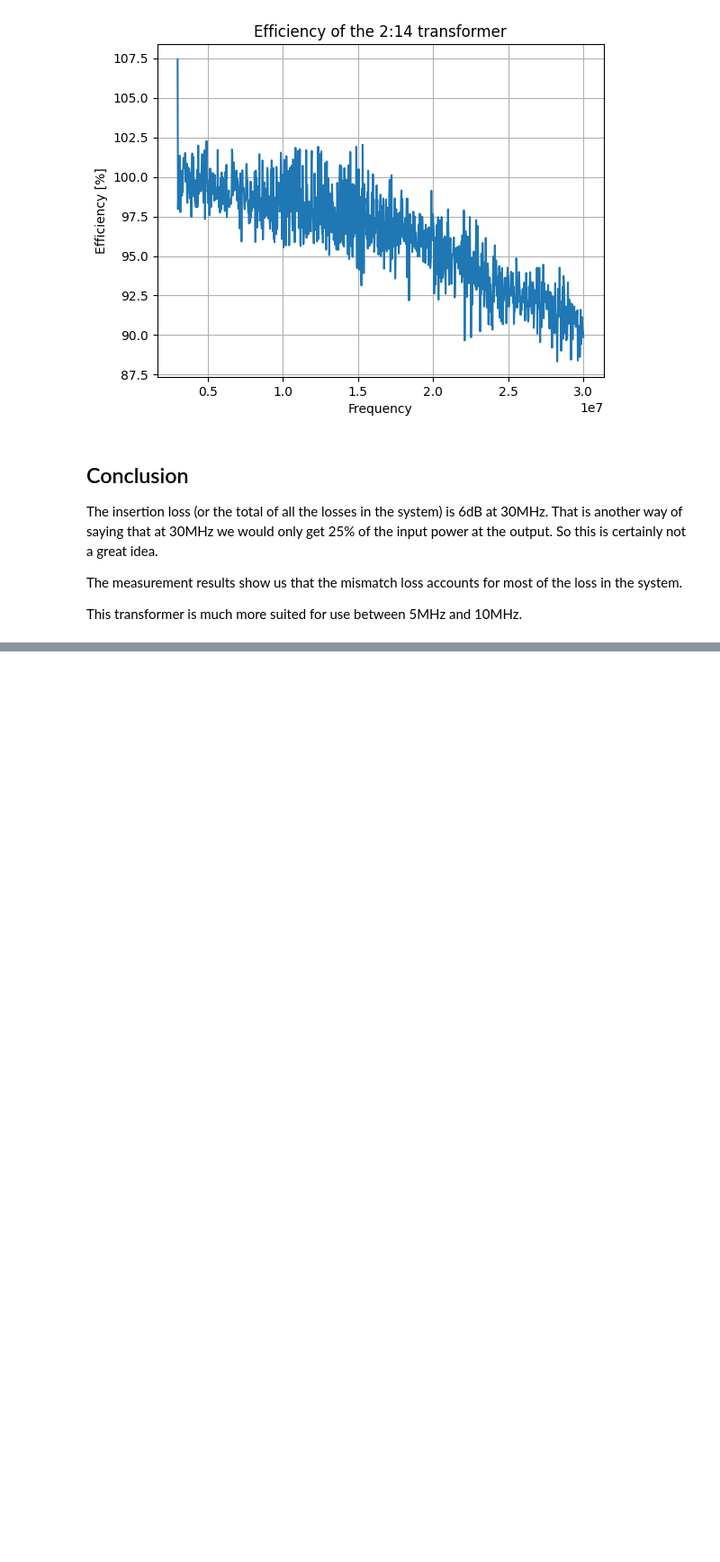
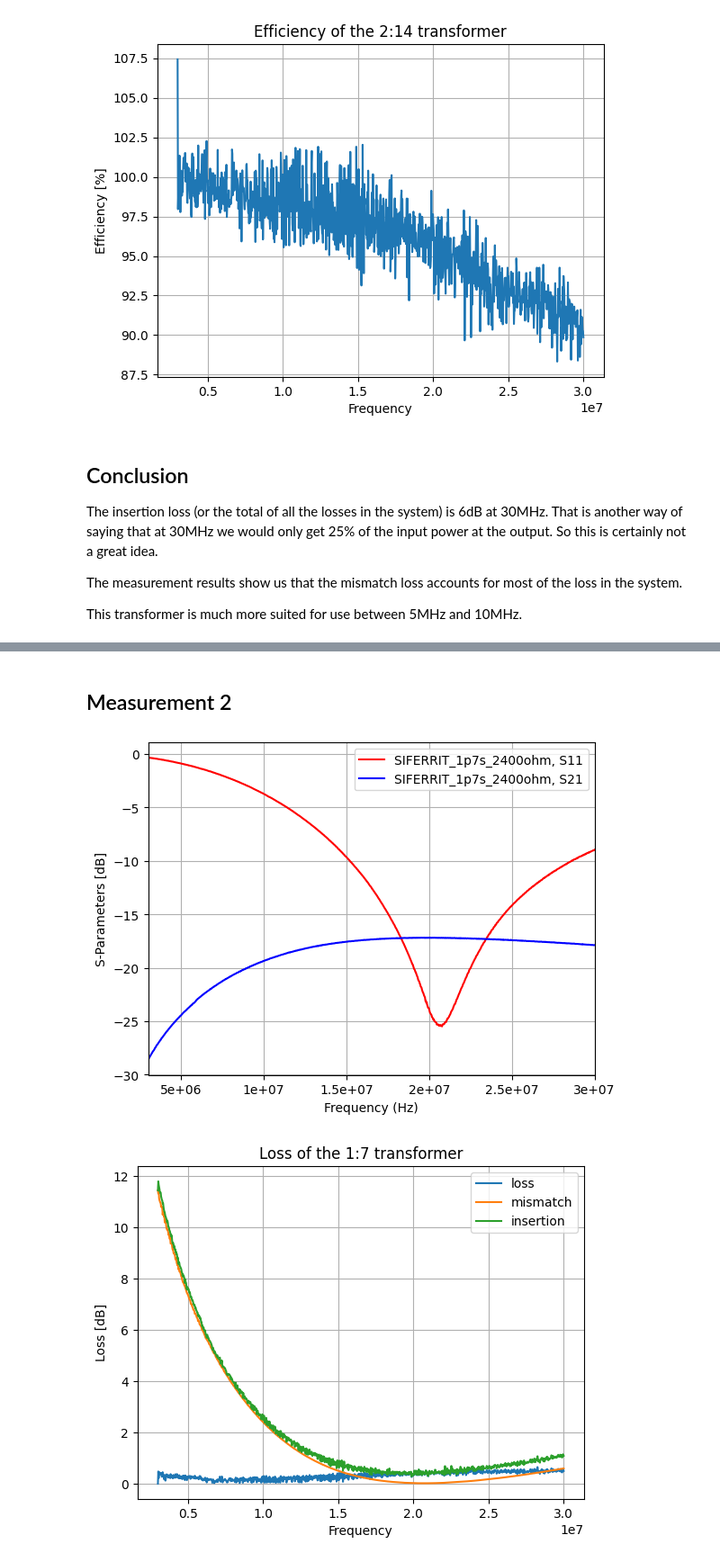
Before and after one commit to LieBtrau/zombocalypse-emcomms, a Jupyter notebook: SIFERRIT_K1.ipynb, the cells around one changed output, grey strips where cells are left out. Shown: that part at 90% size. Drawn from its saved outputs; the diff is of its cells as text; code cells hidden in the pictures; blank space fills up the shorter version.

```diff
--- a/SIFERRIT_K1.ipynb
+++ b/SIFERRIT_K1.ipynb
@@ -137,0 +181,10 @@ This transformer is much more suited for use between 5MHz and 10MHz.
+# %% [markdown]
+## Measurement 2
+# %%
+from plotResults import plot_s_parameters, plot_transformer_loss
+
+plot_s_parameters('./measurements/SIFERRIT/SIFERRIT_1p7s_2400ohm.s2p')
+loss_db = plot_transformer_loss('./measurements/SIFERRIT/SIFERRIT_1p7s_2400ohm.s2p', './measurements/SIFERRIT/SIFERRIT_cal_2400ohm.s2p', 'Loss of the 1:7 transformer')
+# %% [output]
+[figure, added]
+[figure, added]
```
Also changed, not shown: parts of 8 cells of this notebook, 4 other files.
